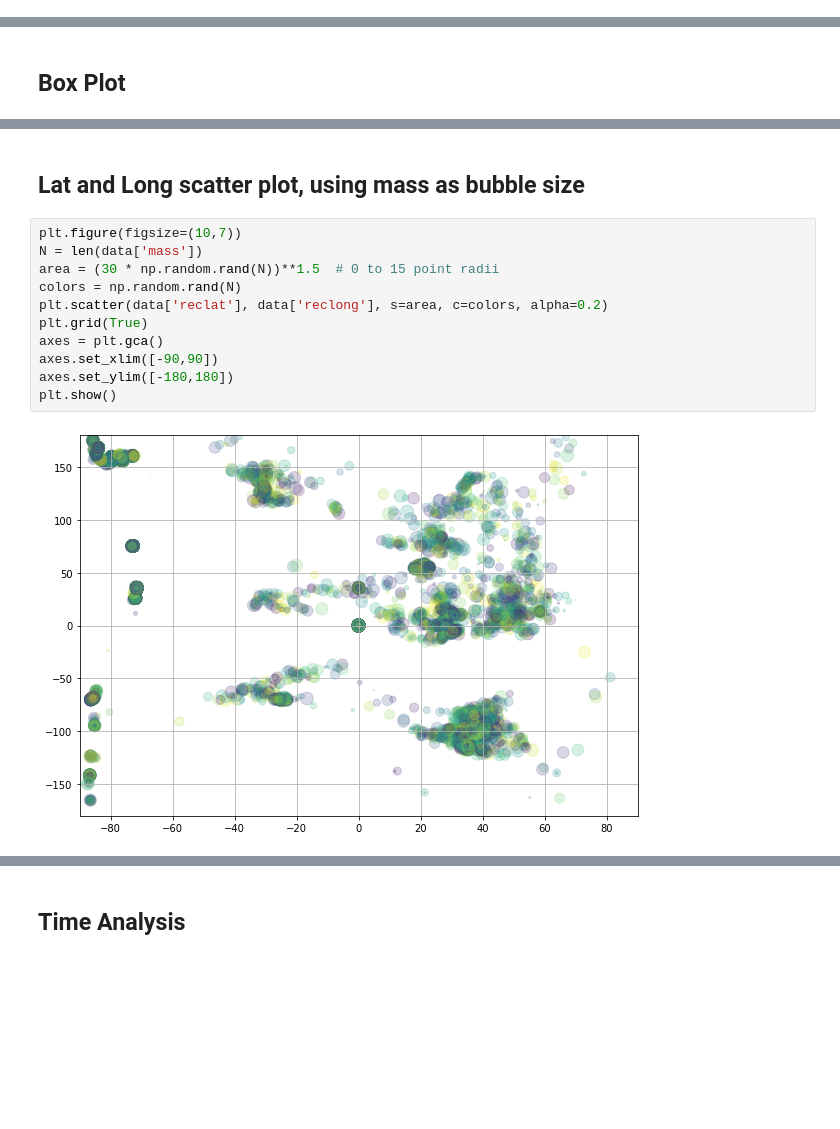
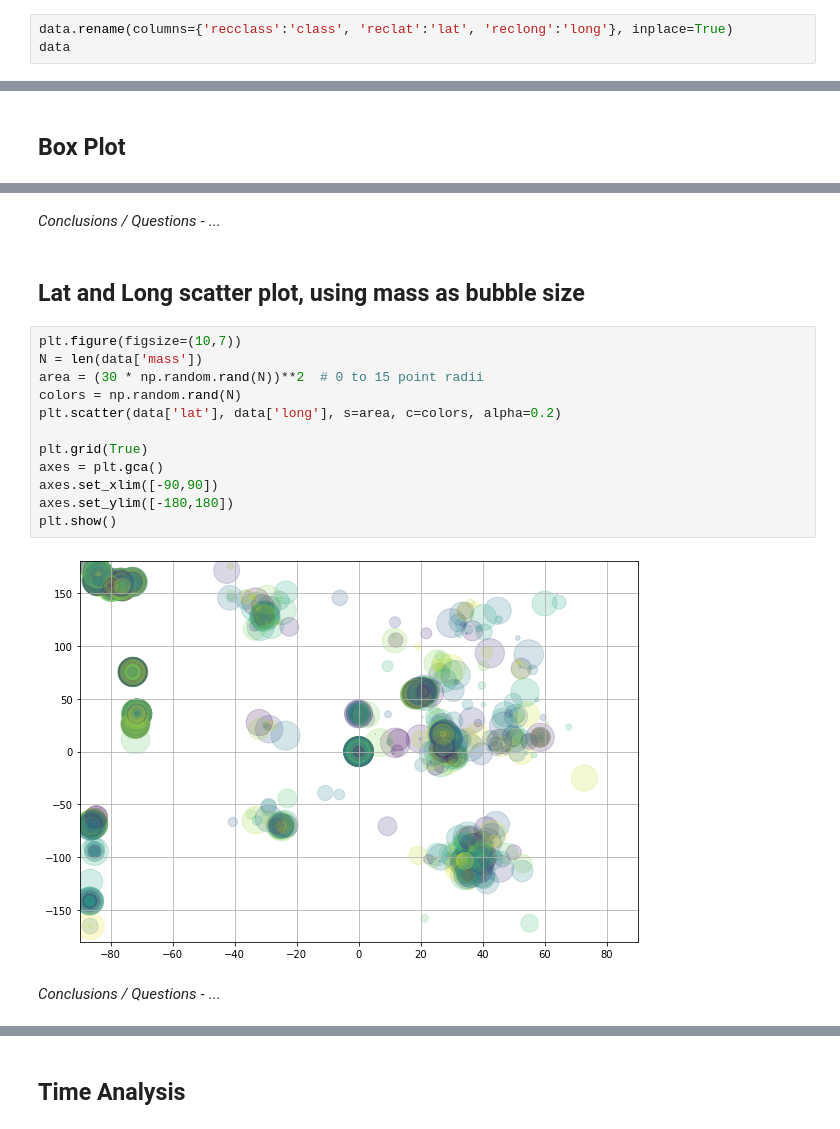
Before and after one commit to RobotGyal/Project-Impact-v1, a Jupyter notebook: analysis/analysis.ipynb, the cells around one changed output, grey strips where cells are left out. Saved outputs shown, nothing was run; the diff lists cells and outputs as text; blank space fills up the shorter version.

```diff
--- a/analysis/analysis.ipynb
+++ b/analysis/analysis.ipynb
@@ -102,0 +111,3 @@ dtype('float64')
+# %%
+data.rename(columns={'recclass':'class', 'reclat':'lat', 'reclong':'long'}, inplace=True)
+data
@@ -162,18 +248,25 @@ data['year'].plot.box()
+# %% [markdown]
+*Conclusions / Questions*
+    - ...
 # %% [markdown]
 ## Lat and Long scatter plot, using mass as bubble size
 # %%
 plt.figure(figsize=(10,7))
 N = len(data['mass'])
-area = (30 * np.random.rand(N))**1.5  # 0 to 15 point radii
+area = (30 * np.random.rand(N))**2  # 0 to 15 point radii
 colors = np.random.rand(N)
-plt.scatter(data['reclat'], data['reclong'], s=area, c=colors, alpha=0.2)
+plt.scatter(data['lat'], data['long'], s=area, c=colors, alpha=0.2)
+
 plt.grid(True)
 axes = plt.gca()
 axes.set_xlim([-90,90])
 axes.set_ylim([-180,180])
 plt.show()
 # %% [output]
-[figure, old version]
+[figure, new version]
+# %% [markdown]
+*Conclusions / Questions*
+    - ...
 # %%
 print(data['year'].value_counts())
 # data['recclass'].value_counts().plot(kind='bar')  # bar chart of the amount embarked passengers by class
```
Also changed, not shown: parts of 31 cells of this notebook, 1 other file.
